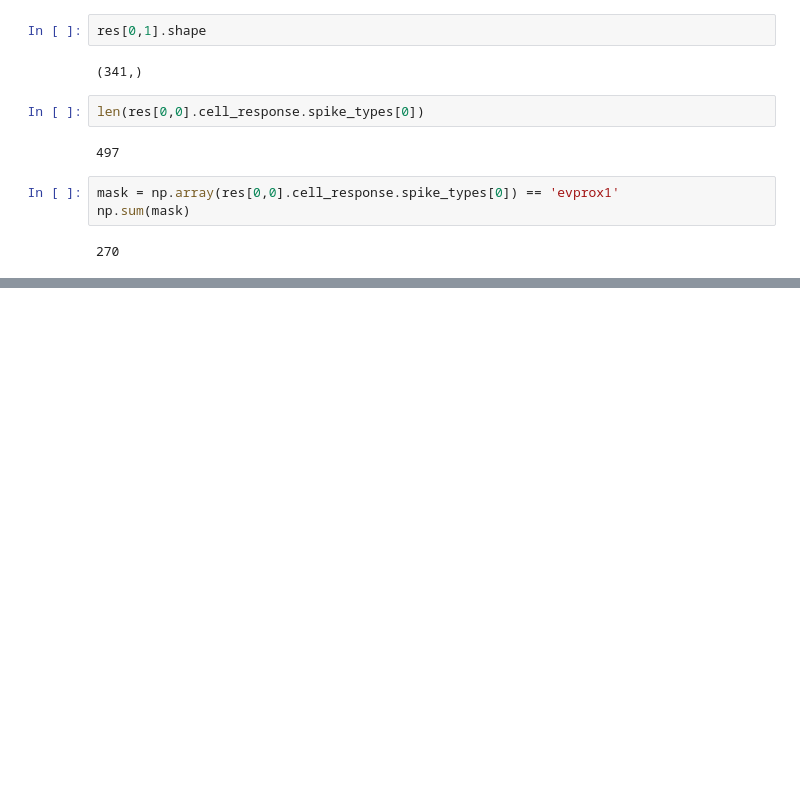
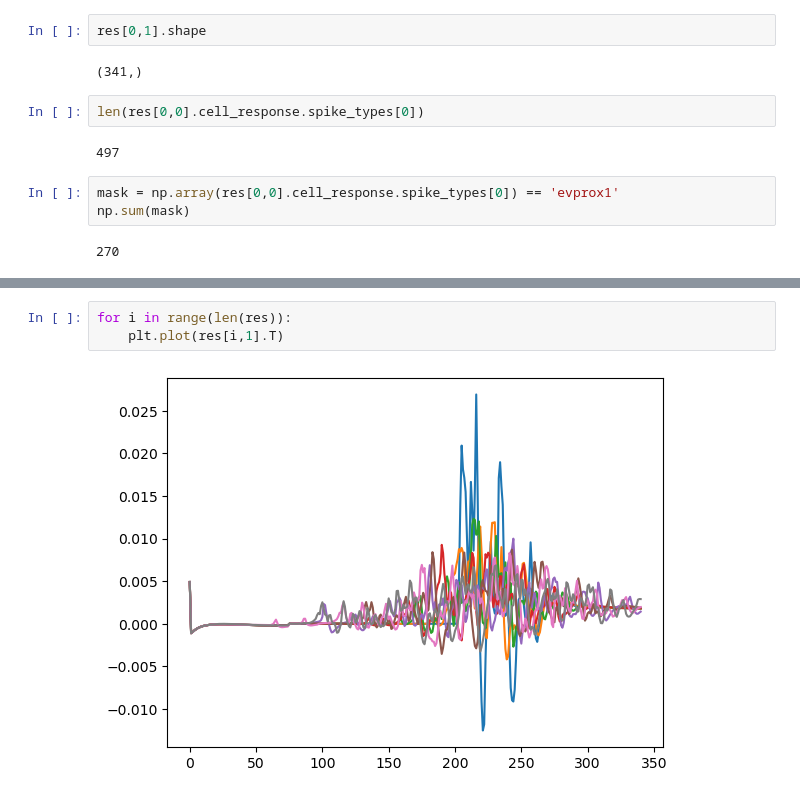
Before and after one commit to tianqi-cheng/hnn_bayes, a Jupyter notebook: hnn_sbi.ipynb, the cells around one changed output, grey strips where cells are left out. Cells and saved outputs as stored; diff of their text form; blank space fills up the shorter version.

```diff
--- a/hnn_sbi.ipynb
+++ b/hnn_sbi.ipynb
@@ -107,0 +107,5 @@ AttributeError: 'Network' object has no attribute 'plot_spikes_hist'
+# %%
+for i in range(len(res)):
+    plt.plot(res[i,1].T)
+# %% [output]
+[figure, added]
```
Also changed, not shown: parts of 9 cells of this notebook.
